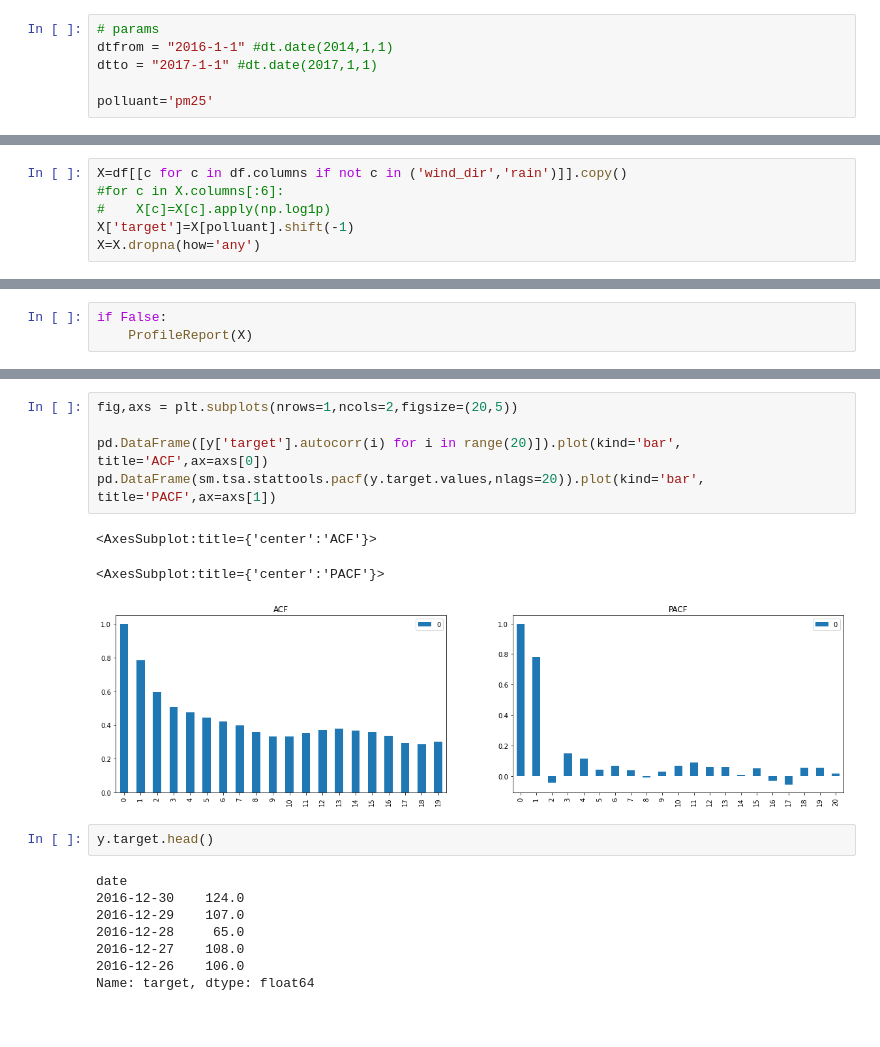
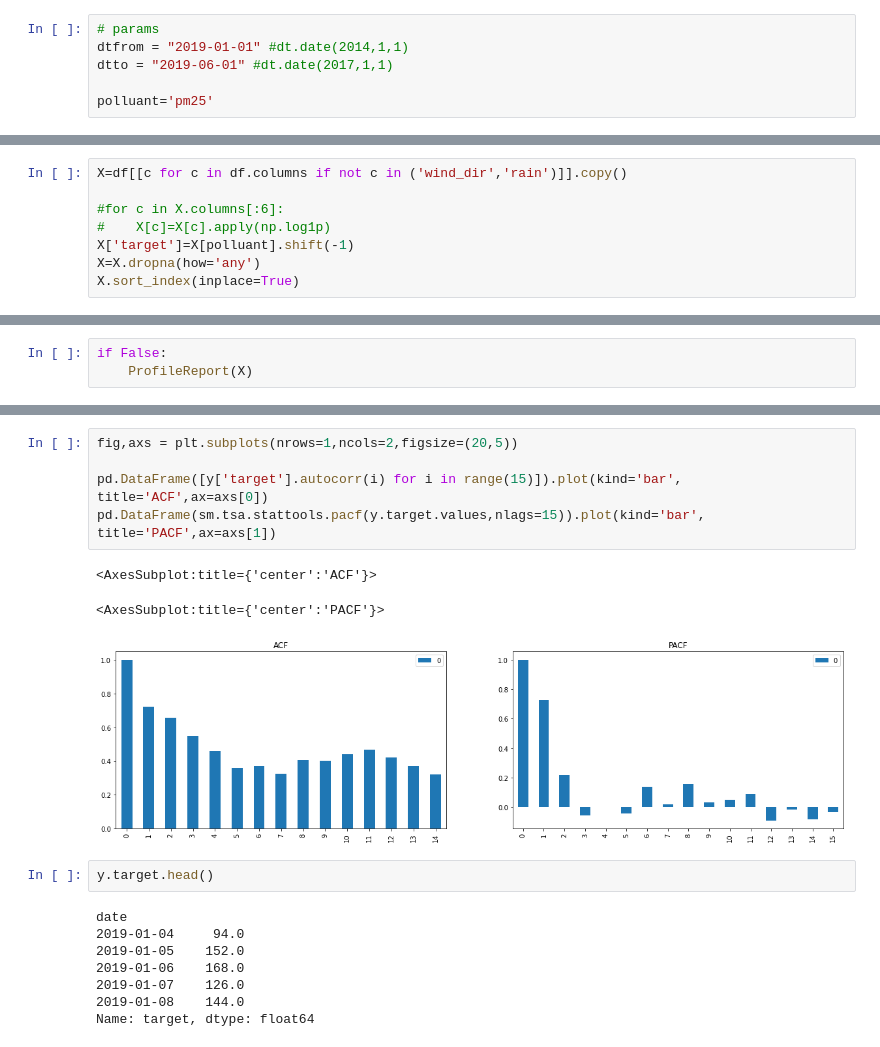
Before and after one commit to bluexm/airquality, a Jupyter notebook: analysis/autocorrelation_meteo.ipynb, the cells around one changed output, grey strips where cells are left out. Cells and saved outputs as stored; diff of their text form.

```diff
--- a/analysis/autocorrelation_meteo.ipynb
+++ b/analysis/autocorrelation_meteo.ipynb
@@ -13,8 +13,8 @@ from pandas_profiling import ProfileReport
 import seaborn as sns
 # %%
 # params
-dtfrom = "2016-1-1" #dt.date(2014,1,1)
-dtto = "2017-1-1" #dt.date(2017,1,1)
+dtfrom = "2019-01-01" #dt.date(2014,1,1)
+dtto = "2019-06-01" #dt.date(2017,1,1)
 
 polluant='pm25'
 # %%
@@ -217,7 +234,9 @@ df
 # %%
 X=df[[c for c in df.columns if not c in ('wind_dir','rain')]].copy()
+
 #for c in X.columns[:6]:
 #    X[c]=X[c].apply(np.log1p)
 X['target']=X[polluant].shift(-1)
 X=X.dropna(how='any')
+X.sort_index(inplace=True)
 # %%
@@ -310,21 +345,21 @@ strong multicollinearity or other numerical problems.
 # %%
 fig,axs = plt.subplots(nrows=1,ncols=2,figsize=(20,5))
 
-pd.DataFrame([y['target'].autocorr(i) for i in range(20)]).plot(kind='bar', title='ACF',ax=axs[0])
-pd.DataFrame(sm.tsa.stattools.pacf(y.target.values,nlags=20)).plot(kind='bar', title='PACF',ax=axs[1])
+pd.DataFrame([y['target'].autocorr(i) for i in range(15)]).plot(kind='bar', title='ACF',ax=axs[0])
+pd.DataFrame(sm.tsa.stattools.pacf(y.target.values,nlags=15)).plot(kind='bar', title='PACF',ax=axs[1])
 # %% [output]
 <AxesSubplot:title={'center':'ACF'}>
 <AxesSubplot:title={'center':'PACF'}>
-[figure, old version]
+[figure, new version]
 # %%
 y.target.head()
 # %% [output]
 date
-2016-12-30    124.0
-2016-12-29    107.0
-2016-12-28     65.0
-2016-12-27    108.0
-2016-12-26    106.0
+2019-01-04     94.0
+2019-01-05    152.0
+2019-01-06    168.0
+2019-01-07    126.0
+2019-01-08    144.0
 Name: target, dtype: float64
 # %%
 # ARIMA fitting
```
Also changed, not shown: parts of 11 cells of this notebook.
